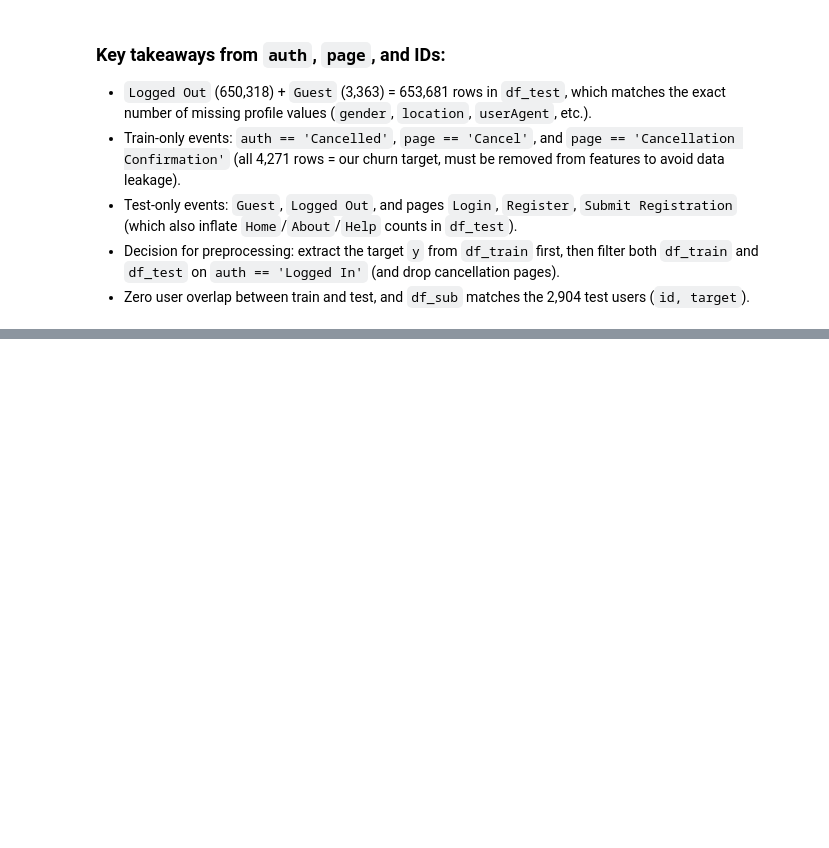
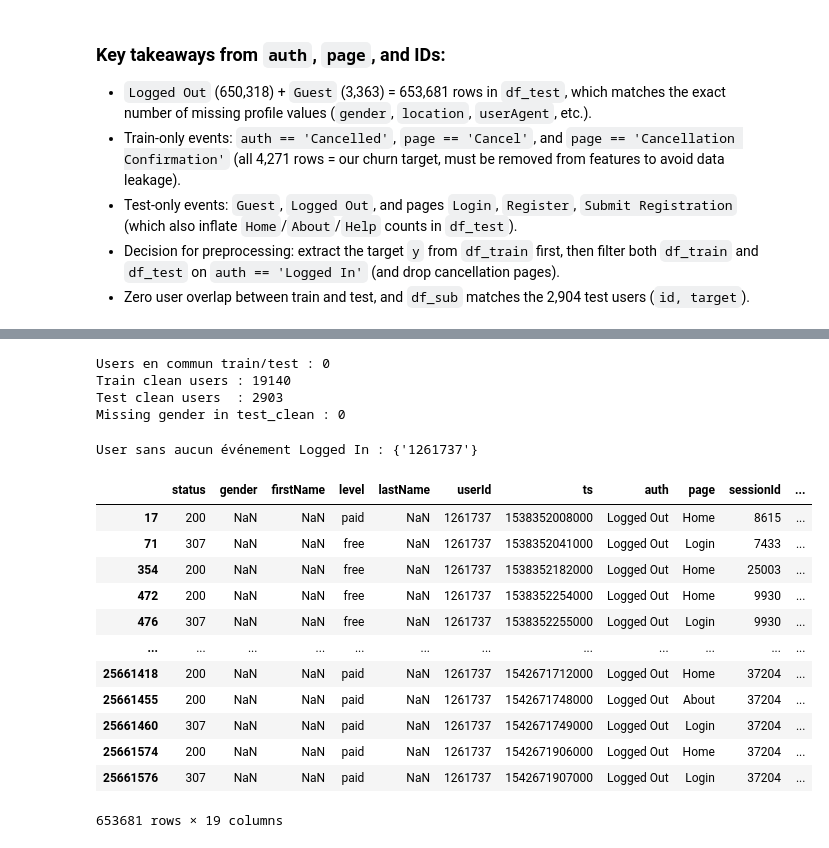
Before and after one commit to victorpiana/Churn_Prediction, a Jupyter notebook: notebooks/01_eda.ipynb, the cells around one changed output, grey strips where cells are left out. Drawn from its saved outputs; the diff is of its cells as text; code cells hidden in the pictures; blank space fills up the shorter version.

```diff
--- a/notebooks/01_eda.ipynb
+++ b/notebooks/01_eda.ipynb
@@ -154,0 +180,2 @@ Shape df_sub : (2904, 2)
+# %%
+df_test_clean = df_test[df_test['auth']=='Logged In']
@@ -154,0 +215,30 @@ Shape df_sub : (2904, 2)
+# %%
+users_communs = set(df_train_clean['userId'].unique()) & set(df_test_clean['userId'].unique())
+print("Users en commun train/test :", len(users_communs))
+print("Train clean users :", df_train_clean['userId'].nunique())
+print("Test clean users  :", df_test_clean['userId'].nunique())
+print("Missing gender in test_clean :", df_test_clean['gender'].isna().sum())
+# %% [output]
+Users en commun train/test : 0
+Train clean users : 19140
+Test clean users  : 2903
+Missing gender in test_clean : 0
+# %%
+missing_test_user = set(df_test['userId'].unique()) - set(df_test_clean['userId'].unique())
+print("User sans aucun événement Logged In :", missing_test_user)
+display(df_test[df_test['userId'].isin(missing_test_user)])
+# %% [output]
+User sans aucun événement Logged In : {'1261737'}
+|  | status | gender | firstName | level | lastName | userId | ts | auth | page | sessionId | ... |
+| 17 | 200 | NaN | NaN | paid | NaN | 1261737 | 1538352008000 | Logged Out | Home | 8615 | ... |
+| 71 | 307 | NaN | NaN | free | NaN | 1261737 | 1538352041000 | Logged Out | Login | 7433 | ... |
+| 354 | 200 | NaN | NaN | free | NaN | 1261737 | 1538352182000 | Logged Out | Home | 25003 | ... |
+| 472 | 200 | NaN | NaN | free | NaN | 1261737 | 1538352254000 | Logged Out | Home | 9930 | ... |
+| 476 | 307 | NaN | NaN | free | NaN | 1261737 | 1538352255000 | Logged Out | Login | 9930 | ... |
+| ... | ... | ... | ... | ... | ... | ... | ... | ... | ... | ... | ... |
+| 25661418 | 200 | NaN | NaN | paid | NaN | 1261737 | 1542671712000 | Logged Out | Home | 37204 | ... |
+| 25661455 | 200 | NaN | NaN | paid | NaN | 1261737 | 1542671748000 | Logged Out | About | 37204 | ... |
+| 25661460 | 307 | NaN | NaN | paid | NaN | 1261737 | 1542671749000 | Logged Out | Login | 37204 | ... |
+| 25661574 | 200 | NaN | NaN | paid | NaN | 1261737 | 1542671906000 | Logged Out | Home | 37204 | ... |
+| 25661576 | 307 | NaN | NaN | paid | NaN | 1261737 | 1542671907000 | Logged Out | Login | 37204 | ... |
+653681 rows × 19 columns
```
Also changed, not shown: parts of 11 cells of this notebook, 1 other file.
